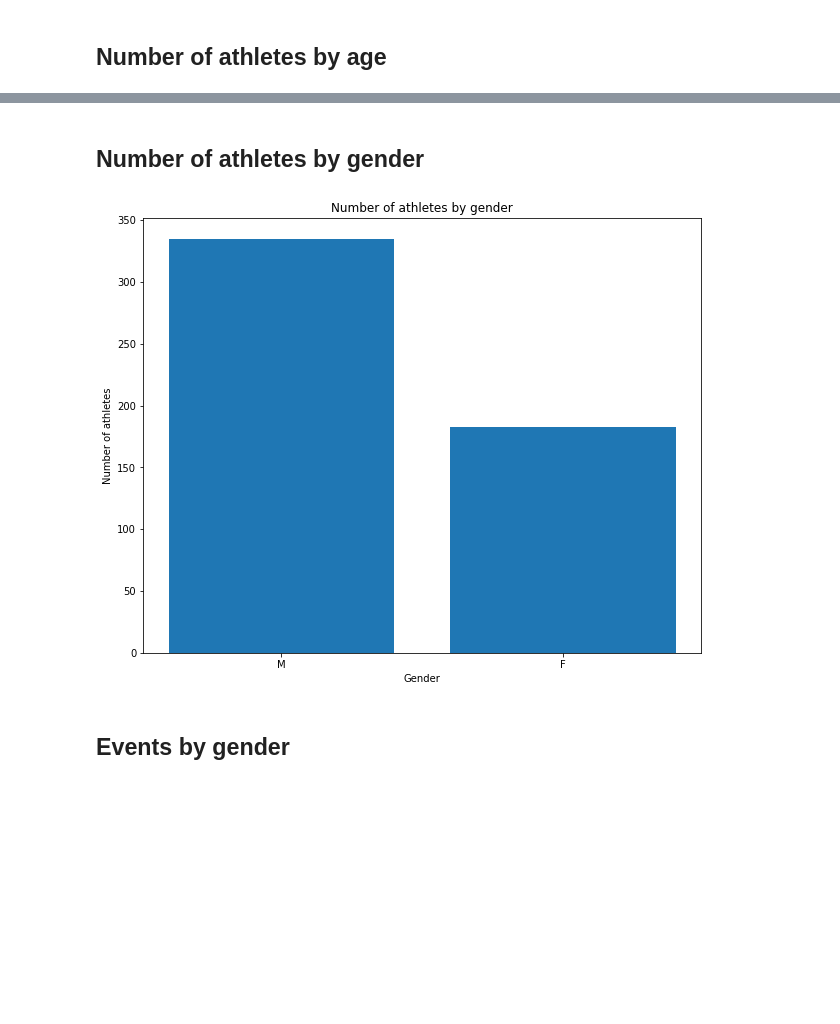
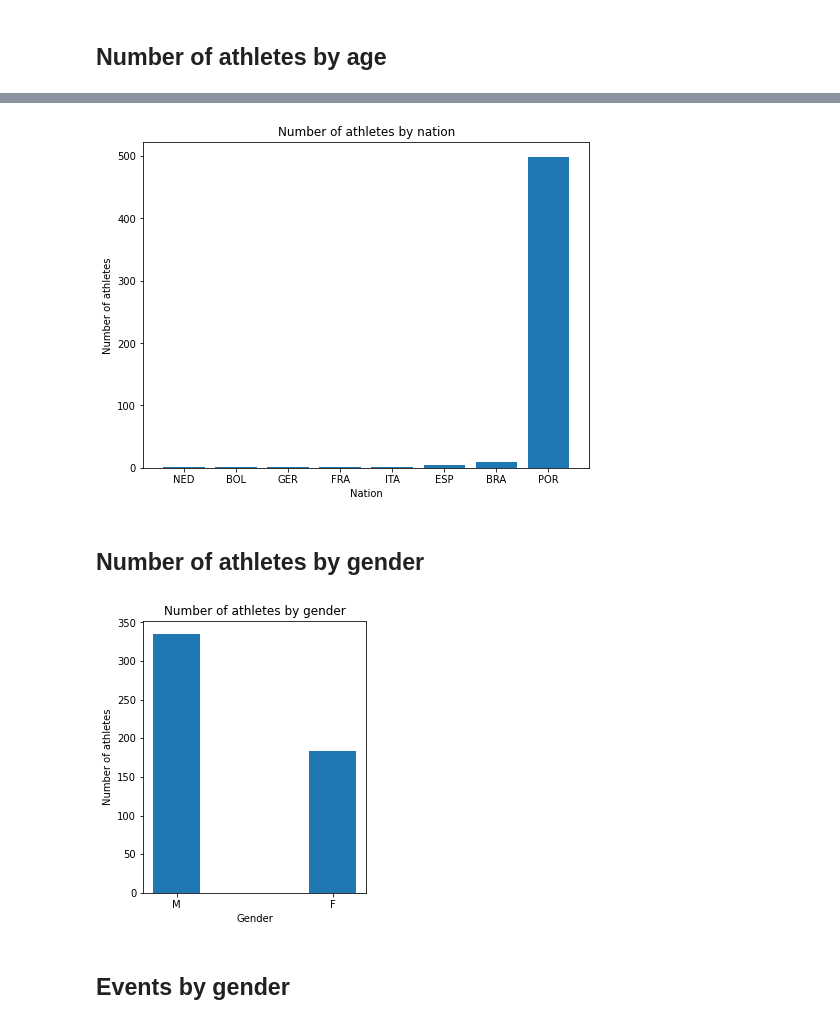
Before and after one commit to ruipedro16/TABD, a Jupyter notebook: queries.ipynb, the cells around one changed output, grey strips where cells are left out. Cells and saved outputs as stored; diff of their text form; code cells hidden in the pictures; blank space fills up the shorter version.

Commit message:
report & query updates

```diff
--- a/queries.ipynb
+++ b/queries.ipynb
@@ -11,8 +10,6 @@ password = 'abcd1234'
 database = 'db_annp'
 
 os.makedirs('plots', exist_ok=True)
-
-plt.rcParams['figure.figsize'] = (10, 8)
 # %%
 def run_query(query, host=host, user=user, password=password, database=database):
     conn = None
@@ -68,25 +67,50 @@ plt.savefig('plots/athletesbyage.png')
+# %%
+query = '''
+SELECT COUNT(*) nationCount, nation
+FROM annp_final.athlete
+GROUP BY nation
+ORDER BY nationCount ASC;
+'''
+
+res, _ = run_query(query)
+
+xx = list(map(lambda x: x[1], res))
+yy = list(map(lambda x: x[0], res))
+
+plt_1 = plt.figure(figsize=(8, 6))
+
+plt.title('Number of athletes by nation')
+plt.xlabel('Nation')
+plt.ylabel('Number of athletes')
+plt.bar(xx, yy)
+
+plt.savefig('plots/athletesbynation.png')
+# %% [output]
+[figure, added]
 # %% [markdown]
 ## Number of athletes by gender
 # %%
 query = '''
 SELECT COUNT(*), gender
 FROM annp_final.athlete
 GROUP BY gender;
 '''
 
 res, _ = run_query(query)
 
 xx = list(map(lambda x: x[1], res))
 yy = list(map(lambda x: x[0], res))
 
+plt_1 = plt.figure(figsize=(4, 5))
+
 plt.title('Number of athletes by gender')
 plt.xlabel('Gender')
 plt.ylabel('Number of athletes')
-plt.bar(xx, yy)
+plt.bar(xx, yy, width=.3)
 
 plt.savefig('plots/athletesbygender.png')
 # %% [output]
-[figure, old version]
+[figure, new version]
 # %% [markdown]
 ## Events by gender
 # %%
```
Also changed, not shown: parts of 4 cells of this notebook, 9 other files.
